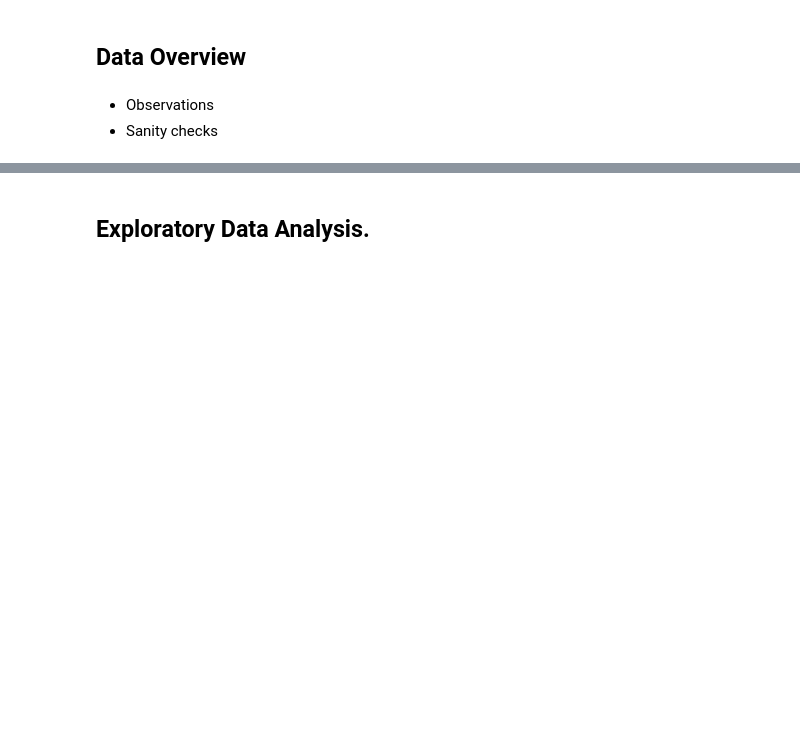
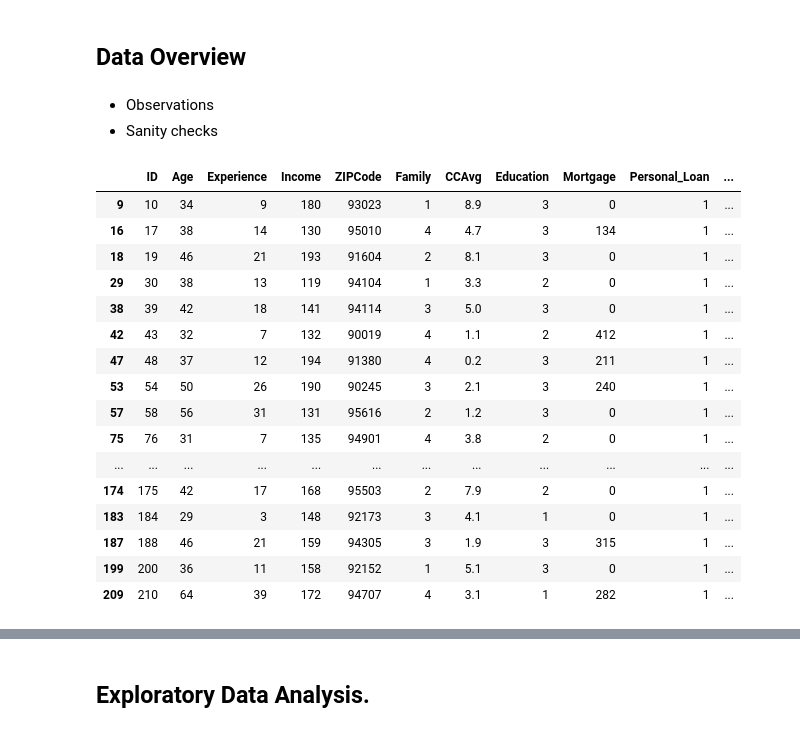
Before and after one commit to braju78/pythonFundamentals, a Jupyter notebook: ML-PROJECT - Loan Modeling/AIML_ML_Project_full_code_notebook.ipynb, the cells around one changed output, grey strips where cells are left out. Cells and saved outputs as stored; diff of their text form; code cells hidden in the pictures; blank space fills up the shorter version.

```diff
--- a/ML-PROJECT - Loan Modeling/AIML_ML_Project_full_code_notebook.ipynb
+++ b/ML-PROJECT - Loan Modeling/AIML_ML_Project_full_code_notebook.ipynb
@@ -99,3 +80,23 @@ memory usage: 547.0 KB
 # %% [markdown]
 * Observations
 * Sanity checks
+# %%
+data[data['Personal_Loan'] == 1].head(20)
+# %% [output]
+|  | ID | Age | Experience | Income | ZIPCode | Family | CCAvg | Education | Mortgage | Personal_Loan | ... |
+| 9 | 10 | 34 | 9 | 180 | 93023 | 1 | 8.9 | 3 | 0 | 1 | ... |
+| 16 | 17 | 38 | 14 | 130 | 95010 | 4 | 4.7 | 3 | 134 | 1 | ... |
+| 18 | 19 | 46 | 21 | 193 | 91604 | 2 | 8.1 | 3 | 0 | 1 | ... |
+| 29 | 30 | 38 | 13 | 119 | 94104 | 1 | 3.3 | 2 | 0 | 1 | ... |
+| 38 | 39 | 42 | 18 | 141 | 94114 | 3 | 5.0 | 3 | 0 | 1 | ... |
+| 42 | 43 | 32 | 7 | 132 | 90019 | 4 | 1.1 | 2 | 412 | 1 | ... |
+| 47 | 48 | 37 | 12 | 194 | 91380 | 4 | 0.2 | 3 | 211 | 1 | ... |
+| 53 | 54 | 50 | 26 | 190 | 90245 | 3 | 2.1 | 3 | 240 | 1 | ... |
+| 57 | 58 | 56 | 31 | 131 | 95616 | 2 | 1.2 | 3 | 0 | 1 | ... |
+| 75 | 76 | 31 | 7 | 135 | 94901 | 4 | 3.8 | 2 | 0 | 1 | ... |
+| ... | ... | ... | ... | ... | ... | ... | ... | ... | ... | ... | ... |
+| 174 | 175 | 42 | 17 | 168 | 95503 | 2 | 7.9 | 2 | 0 | 1 | ... |
+| 183 | 184 | 29 | 3 | 148 | 92173 | 3 | 4.1 | 1 | 0 | 1 | ... |
+| 187 | 188 | 46 | 21 | 159 | 94305 | 3 | 1.9 | 3 | 315 | 1 | ... |
+| 199 | 200 | 36 | 11 | 158 | 92152 | 1 | 5.1 | 3 | 0 | 1 | ... |
+| 209 | 210 | 64 | 39 | 172 | 94707 | 4 | 3.1 | 1 | 282 | 1 | ... |
```
Also changed, not shown: parts of 13 cells of this notebook.
